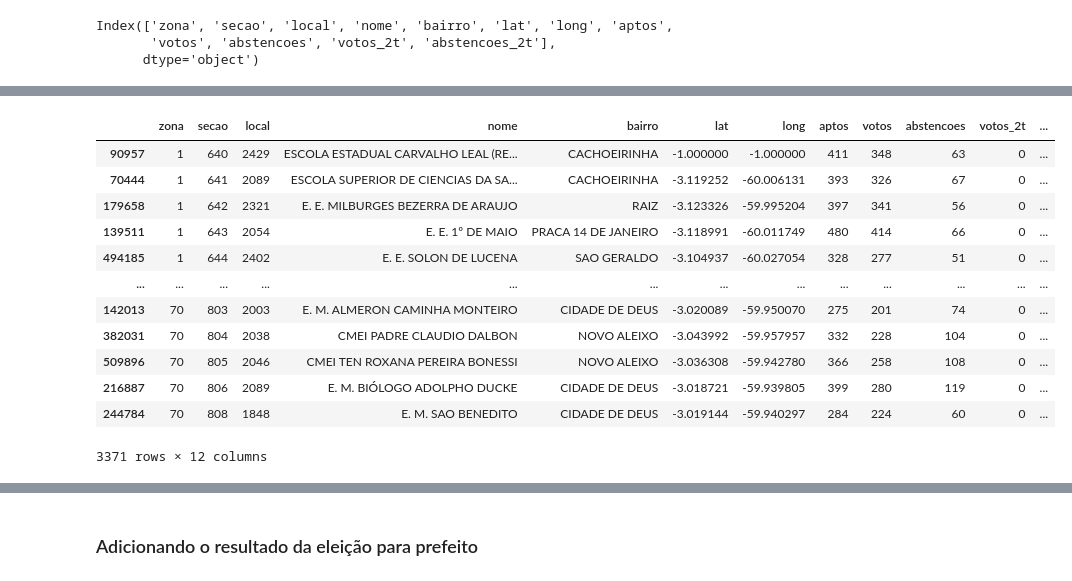
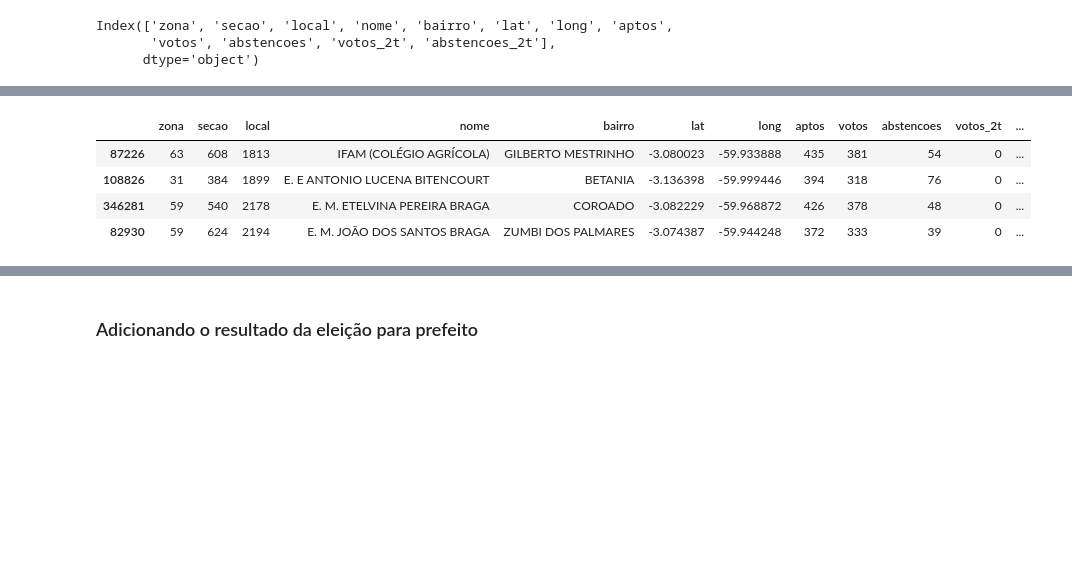
Before and after one commit to bmnds/uea-data-science-04-data-processing, a Jupyter notebook: trabalho-final/Notebook_ETL.ipynb, the cells around one changed output, grey strips where cells are left out. Cells and saved outputs as stored; diff of their text form; code cells hidden in the pictures; blank space fills up the shorter version.

```diff
--- a/trabalho-final/Notebook_ETL.ipynb
+++ b/trabalho-final/Notebook_ETL.ipynb
@@ -598,0 +594,3 @@ df_final
+# %%
+df_secoes_final = df_escolas.copy()
+df_secoes_final.sample(5)
@@ -637,31 +635,23 @@ df
 # %%
 def get_total_aptos(row):
   return df.loc[row['zona'], row['secao']].loc['aptos'].loc[426]
 
 def get_total_votos(row):
   return df.loc[row['zona'], row['secao']].loc['votos'].loc[426]
 
 def get_total_abstencoes(row):
   return df.loc[row['zona'], row['secao']].loc['abstencoes'].loc[426]
 
-df_final['aptos'] = df_final.apply(get_total_aptos, axis=1)
-df_final['votos'] = df_final.apply(get_total_votos, axis=1)
-df_final['abstencoes'] = df_final.apply(get_total_abstencoes, axis=1)
-df_final
+df_secoes_final['aptos'] = df_secoes_final.apply(get_total_aptos, axis=1)
+df_secoes_final['votos'] = df_secoes_final.apply(get_total_votos, axis=1)
+df_secoes_final['abstencoes'] = df_secoes_final.apply(get_total_abstencoes, axis=1)
+df_secoes_final.sample(4)
 # %% [output]
 |  | zona | secao | local | nome | bairro | lat | long | aptos | votos | abstencoes | votos_2t | ... |
-| 90957 | 1 | 640 | 2429 | ESCOLA ESTADUAL CARVALHO LEAL (RE... | CACHOEIRINHA | -1.000000 | -1.000000 | 411 | 348 | 63 | 0 | ... |
-| 70444 | 1 | 641 | 2089 | ESCOLA SUPERIOR DE CIENCIAS DA SA... | CACHOEIRINHA | -3.119252 | -60.006131 | 393 | 326 | 67 | 0 | ... |
-| 179658 | 1 | 642 | 2321 | E. E. MILBURGES BEZERRA DE ARAUJO | RAIZ | -3.123326 | -59.995204 | 397 | 341 | 56 | 0 | ... |
-| 139511 | 1 | 643 | 2054 | E. E. 1º DE MAIO | PRACA 14 DE JANEIRO | -3.118991 | -60.011749 | 480 | 414 | 66 | 0 | ... |
-| 494185 | 1 | 644 | 2402 | E. E. SOLON DE LUCENA | SAO GERALDO | -3.104937 | -60.027054 | 328 | 277 | 51 | 0 | ... |
-| ... | ... | ... | ... | ... | ... | ... | ... | ... | ... | ... | ... | ... |
-| 142013 | 70 | 803 | 2003 | E. M. ALMERON CAMINHA MONTEIRO | CIDADE DE DEUS | -3.020089 | -59.950070 | 275 | 201 | 74 | 0 | ... |
-| 382031 | 70 | 804 | 2038 | CMEI PADRE CLAUDIO DALBON | NOVO ALEIXO | -3.043992 | -59.957957 | 332 | 228 | 104 | 0 | ... |
-| 509896 | 70 | 805 | 2046 | CMEI TEN ROXANA PEREIRA BONESSI | NOVO ALEIXO | -3.036308 | -59.942780 | 366 | 258 | 108 | 0 | ... |
-| 216887 | 70 | 806 | 2089 | E. M. BIÓLOGO ADOLPHO DUCKE | CIDADE DE DEUS | -3.018721 | -59.939805 | 399 | 280 | 119 | 0 | ... |
-| 244784 | 70 | 808 | 1848 | E. M. SAO BENEDITO | CIDADE DE DEUS | -3.019144 | -59.940297 | 284 | 224 | 60 | 0 | ... |
+| 87226 | 63 | 608 | 1813 | IFAM (COLÉGIO AGRÍCOLA) | GILBERTO MESTRINHO | -3.080023 | -59.933888 | 435 | 381 | 54 | 0 | ... |
+| 108826 | 31 | 384 | 1899 | E. E ANTONIO LUCENA BITENCOURT | BETANIA | -3.136398 | -59.999446 | 394 | 318 | 76 | 0 | ... |
+| 346281 | 59 | 540 | 2178 | E. M. ETELVINA PEREIRA BRAGA | COROADO | -3.082229 | -59.968872 | 426 | 378 | 48 | 0 | ... |
+| 82930 | 59 | 624 | 2194 | E. M. JOÃO DOS SANTOS BRAGA | ZUMBI DOS PALMARES | -3.074387 | -59.944248 | 372 | 333 | 39 | 0 | ... |
-3371 rows × 12 columns
 # %%
 def get_total_votos_2t(row):
   return df.loc[row['zona'], row['secao']].loc['votos'].loc[427]
```
Also changed, not shown: parts of 53 cells of this notebook.
